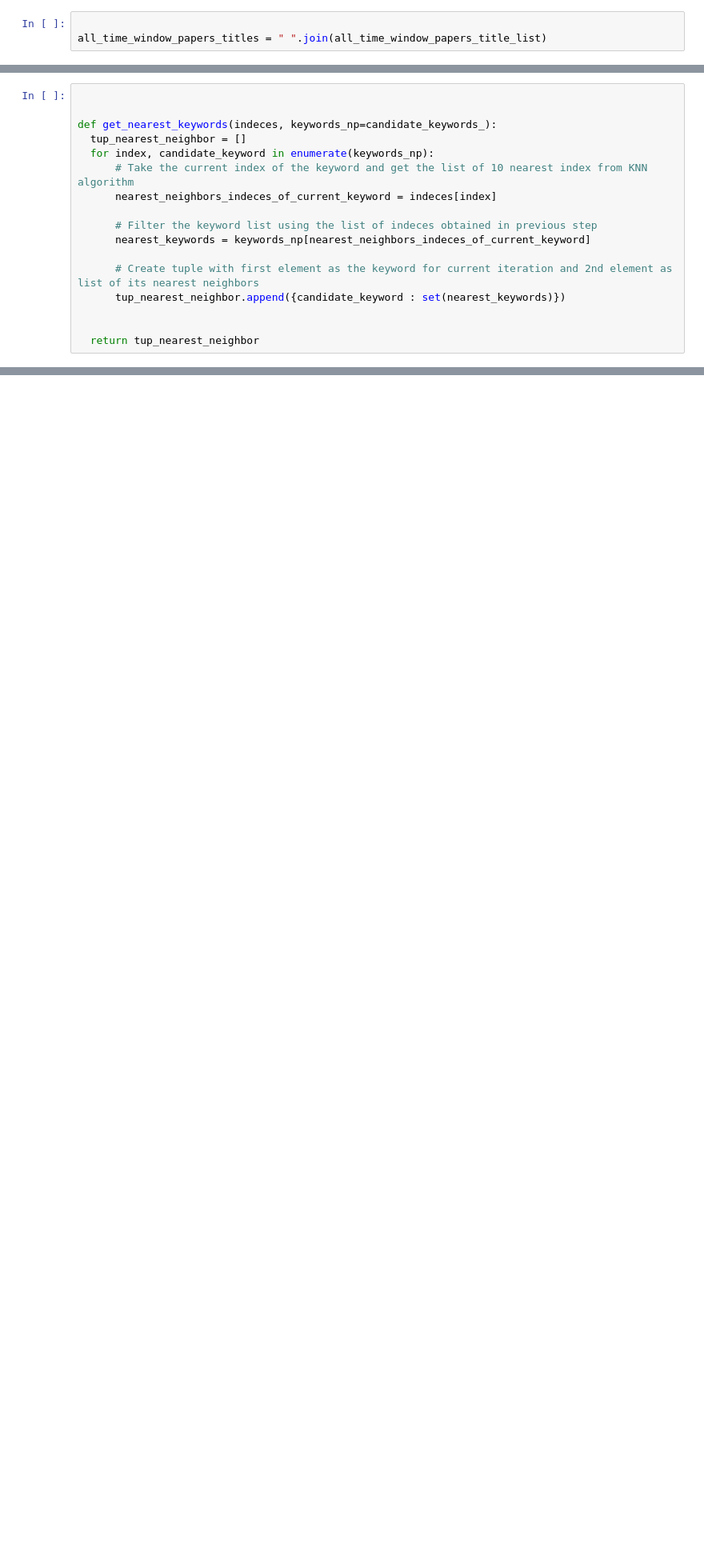
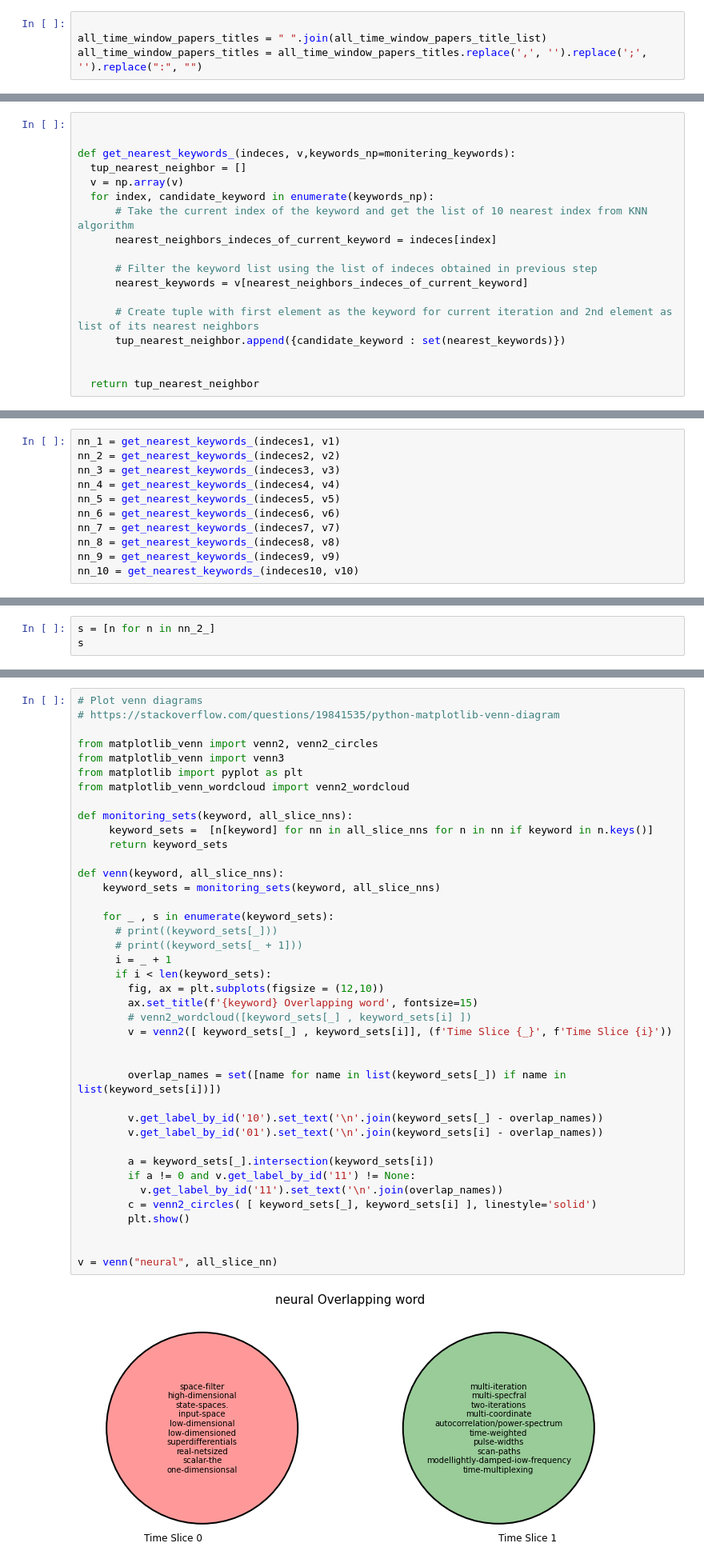
Before and after one commit to xahram/Sci-Bert, a Jupyter notebook: Sci_Bert_.ipynb, the cells around one changed output, grey strips where cells are left out. Shown at 80% size. Drawn from its saved outputs; the diff is of its cells as text; blank space fills up the shorter version.

Commit message:
Finished Version 2.0, Added Venn Diagrams

```diff
--- a/Sci_Bert_.ipynb
+++ b/Sci_Bert_.ipynb
@@ -182,6 +190,7 @@ all_time_window_papers_title_list = regex_remove_digits(papers_titles_list)
 # %%
 
 all_time_window_papers_titles = " ".join(all_time_window_papers_title_list)
+all_time_window_papers_titles = all_time_window_papers_titles.replace(',', '').replace(';', '').replace(":", "")
 # %%
 import nltk
 from nltk import word_tokenize
@@ -799,14 +1222,15 @@ len(monitering_keywords)
 # %%
 
 
-def get_nearest_keywords(indeces, keywords_np=candidate_keywords_):
+def get_nearest_keywords_(indeces, v,keywords_np=monitering_keywords):
   tup_nearest_neighbor = []
+  v = np.array(v)
   for index, candidate_keyword in enumerate(keywords_np):
       # Take the current index of the keyword and get the list of 10 nearest index from KNN algorithm
       nearest_neighbors_indeces_of_current_keyword = indeces[index]
 
       # Filter the keyword list using the list of indeces obtained in previous step
-      nearest_keywords = keywords_np[nearest_neighbors_indeces_of_current_keyword]
+      nearest_keywords = v[nearest_neighbors_indeces_of_current_keyword]
 
       # Create tuple with first element as the keyword for current iteration and 2nd element as list of its nearest neighbors
       tup_nearest_neighbor.append({candidate_keyword : set(nearest_keywords)})
@@ -826,0 +1240,11 @@ nn_10 = get_nearest_keywords(indeces_10)
+# %%
+nn_1 = get_nearest_keywords_(indeces1, v1)
+nn_2 = get_nearest_keywords_(indeces2, v2)
+nn_3 = get_nearest_keywords_(indeces3, v3)
+nn_4 = get_nearest_keywords_(indeces4, v4)
+nn_5 = get_nearest_keywords_(indeces5, v5)
+nn_6 = get_nearest_keywords_(indeces6, v6)
+nn_7 = get_nearest_keywords_(indeces7, v7)
+nn_8 = get_nearest_keywords_(indeces8, v8)
+nn_9 = get_nearest_keywords_(indeces9, v9)
+nn_10 = get_nearest_keywords_(indeces10, v10)
@@ -933,0 +1384,3 @@ keyword_stab
+# %%
+s = [n for n in nn_2_]
+s
@@ -933,0 +1407,42 @@ keyword_stab
+# %%
+# Plot venn diagrams
+# https://stackoverflow.com/questions/19841535/python-matplotlib-venn-diagram
+
+from matplotlib_venn import venn2, venn2_circles
+from matplotlib_venn import venn3
+from matplotlib import pyplot as plt
+from matplotlib_venn_wordcloud import venn2_wordcloud
+
+def monitoring_sets(keyword, all_slice_nns):
+     keyword_sets =  [n[keyword] for nn in all_slice_nns for n in nn if keyword in n.keys()]
+     return keyword_sets
+
+def venn(keyword, all_slice_nns):
+    keyword_sets = monitoring_sets(keyword, all_slice_nns)
+
+    for _ , s in enumerate(keyword_sets):
+      # print((keyword_sets[_]))
+      # print((keyword_sets[_ + 1]))
+      i = _ + 1
+      if i < len(keyword_sets):
+        fig, ax = plt.subplots(figsize = (12,10))
+        ax.set_title(f'{keyword} Overlapping word', fontsize=15)
+        # venn2_wordcloud([keyword_sets[_] , keyword_sets[i] ])
+        v = venn2([ keyword_sets[_] , keyword_sets[i]], (f'Time Slice {_}', f'Time Slice {i}'))
+
+
+        overlap_names = set([name for name in list(keyword_sets[_]) if name in list(keyword_sets[i])])
+
+        v.get_label_by_id('10').set_text('\n'.join(keyword_sets[_] - overlap_names))
+        v.get_label_by_id('01').set_text('\n'.join(keyword_sets[i] - overlap_names))
+
+        a = keyword_sets[_].intersection(keyword_sets[i])
+        if a != 0 and v.get_label_by_id('11') != None:
+          v.get_label_by_id('11').set_text('\n'.join(overlap_names))
+        c = venn2_circles( [ keyword_sets[_], keyword_sets[i] ], linestyle='solid')
+        plt.show()
+
+
+v = venn("neural", all_slice_nn)
+# %% [output]
+[figure, added]
```
Also changed, not shown: parts of 79 cells of this notebook.
